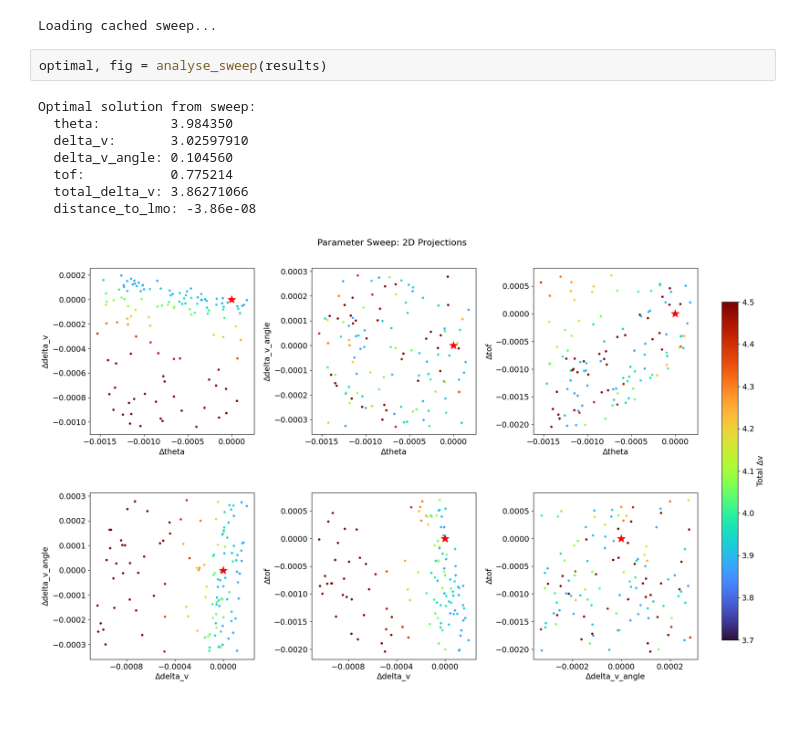
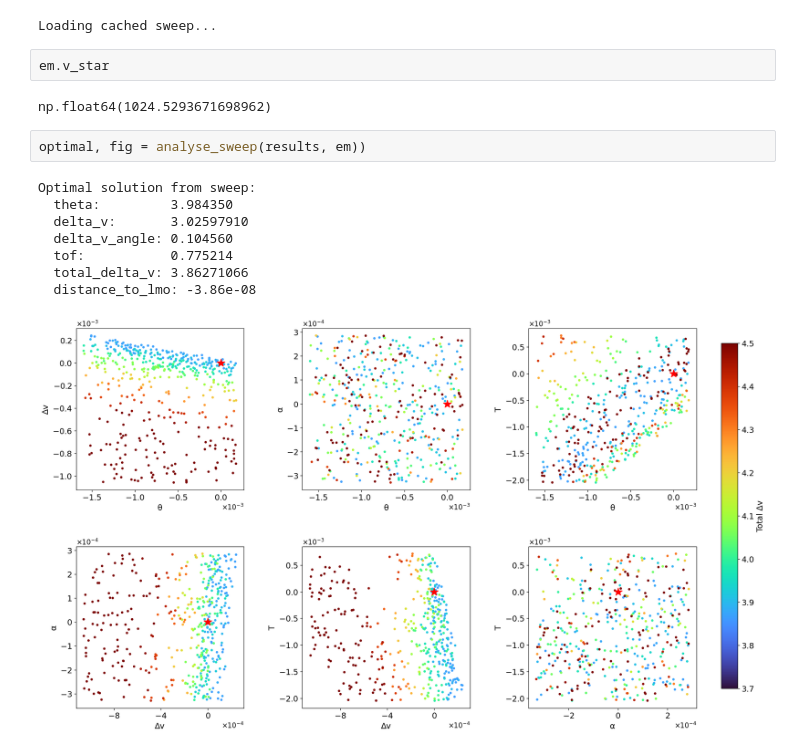
Before and after one commit to samcoulthurst/TrajectoryOptimizer, a Jupyter notebook: notebooks/sensitivites_4d.ipynb, the cells around one changed output. Cells and saved outputs as stored; diff of their text form; blank space fills up the shorter version.

Commit message:
Updated Sensitivities Plot

```diff
--- a/notebooks/sensitivites_4d.ipynb
+++ b/notebooks/sensitivites_4d.ipynb
@@ -77,14 +77,18 @@ else:
     np.save(cache_path, results)
 # %% [output]
 Loading cached sweep...
+# %%
+em.v_star
+# %% [output]
+np.float64(1024.5293671698962)
 # %%
-optimal, fig = analyse_sweep(results)
+optimal, fig = analyse_sweep(results, em))
 # %% [output]
 Optimal solution from sweep:
   theta:         3.984350
   delta_v:       3.02597910
   delta_v_angle: 0.104560
   tof:           0.775214
   total_delta_v: 3.86271066
   distance_to_lmo: -3.86e-08
-[figure, old version]
+[figure, new version]
```
Also changed, not shown: 3 other files.
